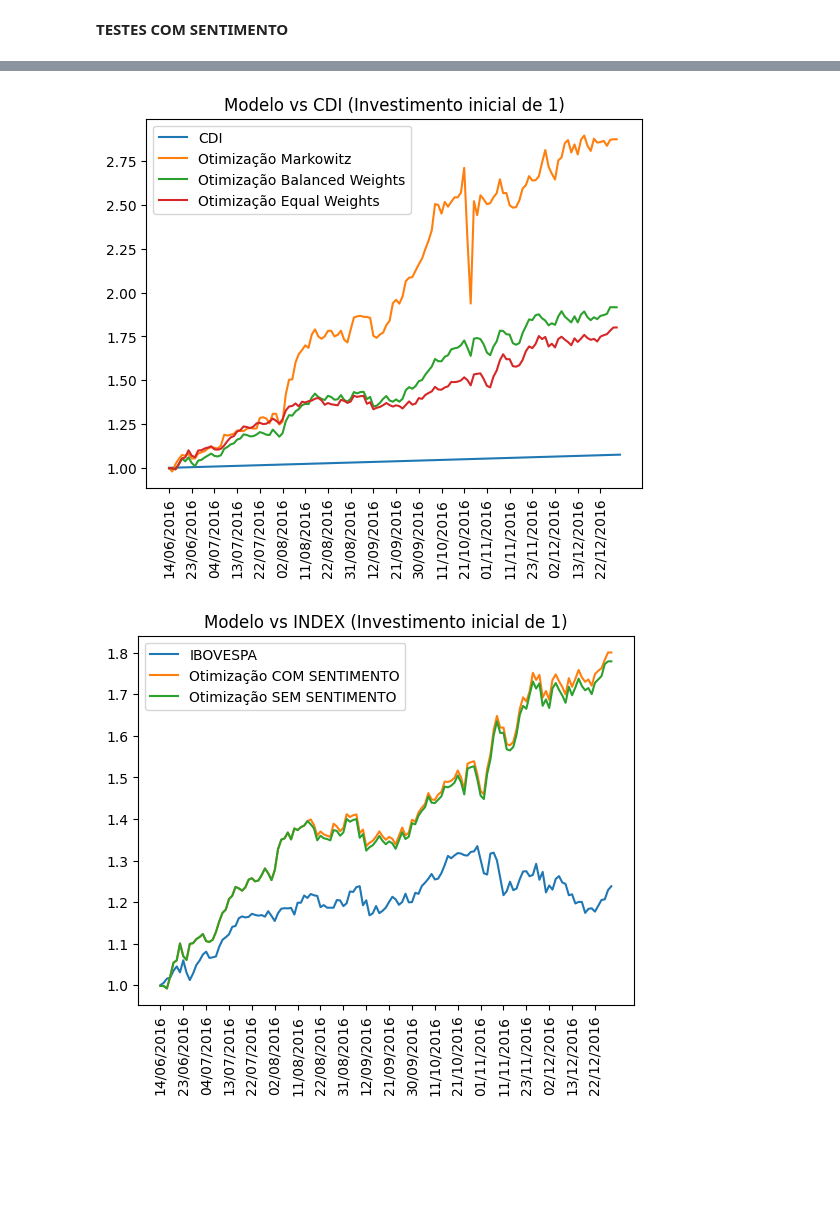
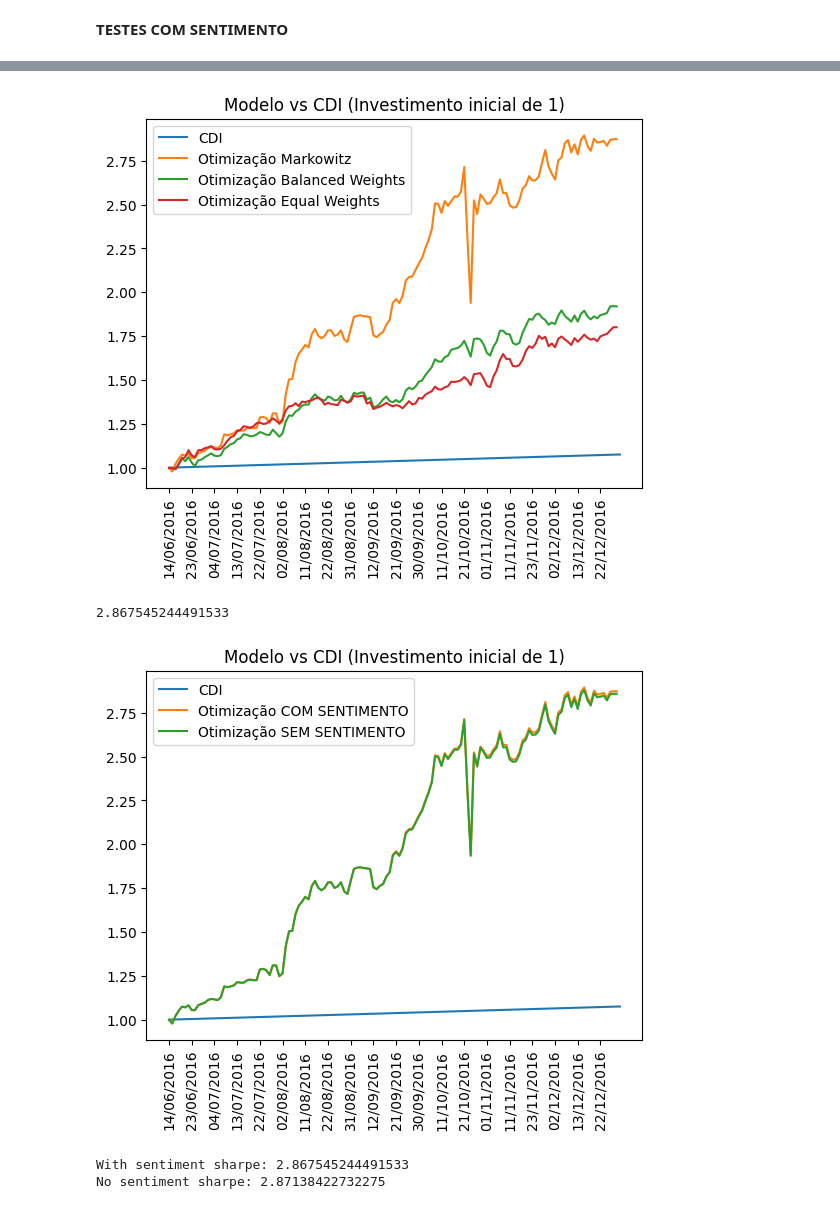
Before and after one commit to ehbats/tcc, a Jupyter notebook: twittator/data_analysis/technical_rf.ipynb, the cells around one changed output, grey strips where cells are left out. Drawn from its saved outputs; the diff is of its cells as text; code cells hidden in the pictures; blank space fills up the shorter version.

Commit message:
added sharpe to the analysis. Realized the problem with the regression might be actually just the model i am using (random forests). Will try a different one later

```diff
--- a/twittator/data_analysis/technical_rf.ipynb
+++ b/twittator/data_analysis/technical_rf.ipynb
@@ -380,6 +381,7 @@ target_column = f'{price_column} PnL {periods} days'
 desired_risk = 500
 initial_investment = 1
 first_run = True
+generate_technical = False
 
 # analyzer = CountSentimentAnalyzer()
 # analyzer_name = 'count_sentiment'
@@ -394,7 +396,7 @@ positivity_ratio = 0.80
 
 for stock in stocks:
     try:
-        preprocessed_stock = pd.read_csv(f'files/{stock}_{start_date}_{end_date}_{analyzer_name}_{positivity_ratio}.csv', index_col='Date')
+        preprocessed_stock = pd.read_csv(f'files/{stock}_{start_date}_{end_date}_{analyzer_name}_{positivity_ratio}_{generate_technical}.csv', index_col='Date')
     except:
         preprocessed_stock = StockPreprocessor.preprocess(
             stock,
@@ -419,7 +421,7 @@ for stock in stocks:
         preprocessed_stock['agreement_ratio'] = analyzer.agreement_list
         preprocessed_stock['positive_ratio'] = analyzer.positive_ratio_list
 
-        preprocessed_stock.to_csv(f'files/{stock}_{start_date}_{end_date}_{analyzer_name}_{positivity_ratio}.csv')
+        preprocessed_stock.to_csv(f'files/{stock}_{start_date}_{end_date}_{analyzer_name}_{positivity_ratio}_{generate_technical}.csv')
     predicted_stock = RandomForestsWrapper().run(preprocessed_stock, target_column, price_column)
     predictions = predicted_stock['predictions']
     test_target = predicted_stock['test_target']
@@ -497,6 +499,8 @@ benchmark = BenchmarkComparator().get_benchmark_data(
 )
 # %%
 import matplotlib.pyplot as plt
+from portfolio_management.services.sharpe_calculator import SharpeCalculator
+
 tick_divider = 5
 plt.plot(benchmark['capitalization'], label=benchmark_name)
 plt.plot(markowitz_with_sentiment['capitalization'], label='Otimização Markowitz')
@@ -507,19 +511,33 @@ plt.title(f'Modelo vs {benchmark_type} (Investimento inicial de {initial_investm
 plt.xticks(ticks = range(0,len(benchmark.index)), labels = benchmark[date_column], rotation='vertical')
 plt.locator_params(axis='x', nbins=20)
 plt.show()
+with_sentiment_sharpe = SharpeCalculator().calculate(benchmark_data=benchmark, portfolio_data=markowitz_with_sentiment)
+print(with_sentiment_sharpe)
 # %% [output]
 [figure]
+2.867545244491533
 # %%
 import matplotlib.pyplot as plt
+from portfolio_management.services.sharpe_calculator import SharpeCalculator
 tick_divider = 5
+
+with_sentiment = markowitz_with_sentiment
+no_sentiment = markowitz_no_sentiment
+
 plt.plot(benchmark['capitalization'], label=benchmark_name)
-plt.plot(equal_weights_with_sentiment['capitalization'], label='Otimização COM SENTIMENTO')
-plt.plot(equal_weights_no_sentiment['capitalization'], label='Otimização SEM SENTIMENTO')
+plt.plot(with_sentiment['capitalization'], label='Otimização COM SENTIMENTO')
+plt.plot(no_sentiment['capitalization'], label='Otimização SEM SENTIMENTO')
 plt.legend(loc="upper left")
 plt.title(f'Modelo vs {benchmark_type} (Investimento inicial de {initial_investment})')
 plt.xticks(ticks = range(0,len(benchmark.index)), labels = benchmark[date_column], rotation='vertical')
 plt.locator_params(axis='x', nbins=20)
 plt.show()
-## calcular indice de sharp e var
+
+with_sentiment_sharpe = SharpeCalculator().calculate(benchmark_data=benchmark, portfolio_data=with_sentiment)
+no_sentiment_sharpe = SharpeCalculator().calculate(benchmark_data=benchmark, portfolio_data=no_sentiment)
+print(f'With sentiment sharpe: {with_sentiment_sharpe}')
+print(f'No sentiment sharpe: {no_sentiment_sharpe}')
 # %% [output]
-[figure, old version]
+[figure, new version]
+With sentiment sharpe: 2.867545244491533
+No sentiment sharpe: 2.87138422732275
```
Also changed, not shown: parts of 4 cells of this notebook, 1 other file.
